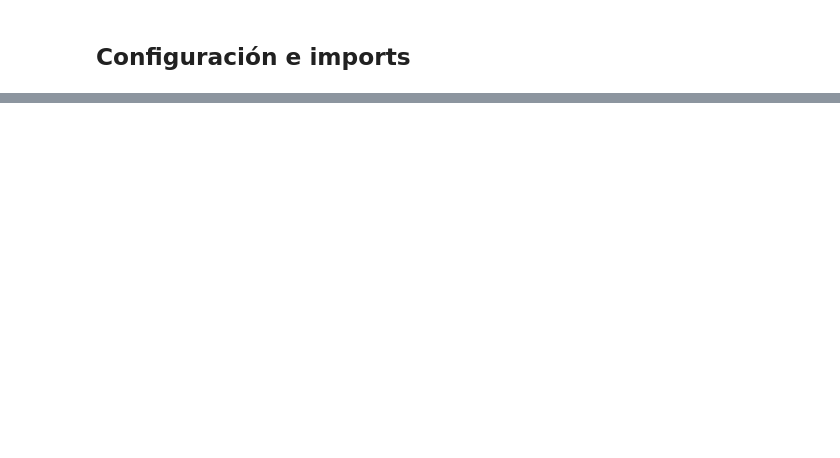
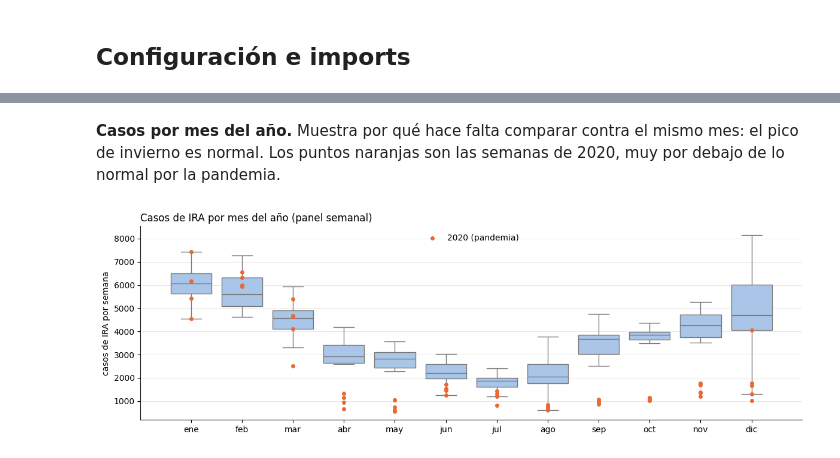
Before and after one commit to mdc-feature-engineering/sonora-health-climate-eda, a Jupyter notebook: notebooks/03_eda/3.2-outliers.ipynb, the cells around one changed output, grey strips where cells are left out. Saved outputs shown, nothing was run; the diff lists cells and outputs as text; code cells hidden in the pictures; blank space fills up the shorter version.

```diff
--- a/notebooks/03_eda/3.2-outliers.ipynb
+++ b/notebooks/03_eda/3.2-outliers.ipynb
@@ -175,0 +341,26 @@ Registrar aquí lo que se presentó al equipo sobre los outliers detectados y su
+# %% [markdown]
+**Casos por mes del año.** Muestra por qué hace falta comparar contra el mismo
+mes: el pico de invierno es normal. Los puntos naranjas son las semanas de 2020,
+muy por debajo de lo normal por la pandemia.
+# %%
+# ======================================================================
+# CASOS DE IRA POR MES DEL AÑO, con las semanas de 2020 en naranja.
+# ======================================================================
+atipico = panel["anio_atipico"].astype(bool)
+
+fig, ax = plt.subplots(figsize=(12, 4))
+sns.boxplot(x=mes, y=panel[Y], order=range(1, 13), ax=ax, color=AZUL_CLARO,
+            linewidth=1, fliersize=0)
+# En el boxplot, el mes 1 está en la posición 0, el mes 2 en la 1, etc.
+ax.scatter(mes[atipico] - 1, panel.loc[atipico, Y], color=NARANJA, s=16, zorder=3,
+           label="2020 (pandemia)")
+ax.set_xticks(range(12), MESES)
+ax.set_xlabel("")
+ax.set_ylabel("casos de IRA por semana")
+ax.set_title(f"Casos de IRA por mes del año (panel {GRANULARIDAD})", loc="left")
+ax.legend(loc="upper center", frameon=False)
+fig.tight_layout()
+fig.savefig(FIGURES_DIR / f"outliers_estacionalidad_{GRANULARIDAD}.png", dpi=150)
+plt.show()
+# %% [output]
+[figure, added]
```
Also changed, not shown: parts of 46 cells of this notebook.
